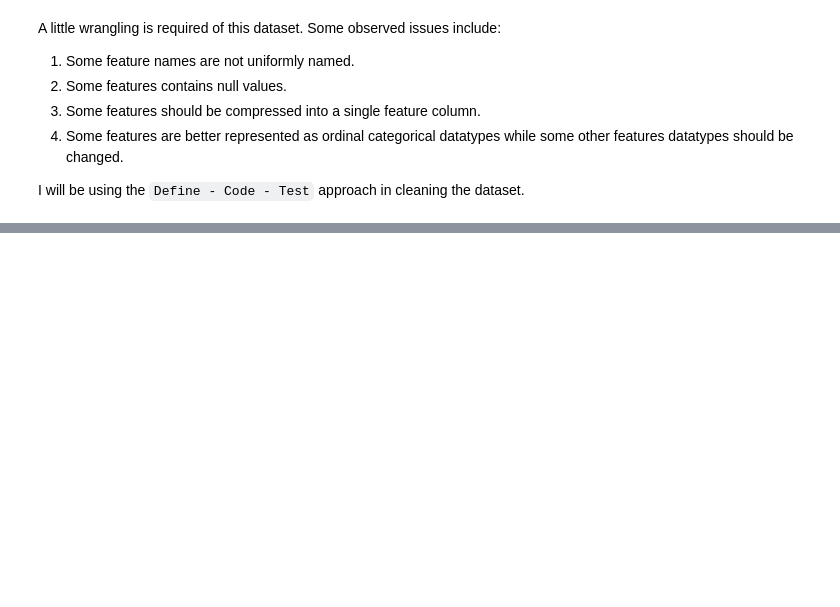
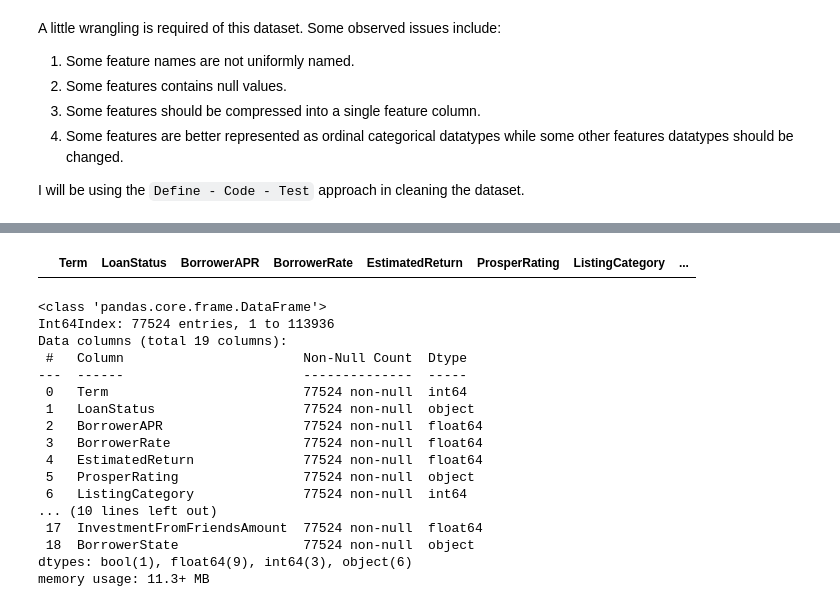
Before and after one commit to ArthurEzenwanne/visualize-communicate-project, a Jupyter notebook: Part_I_exploration.ipynb, the cells around one changed output, grey strips where cells are left out. Cells and saved outputs as stored; diff of their text form; code cells hidden in the pictures; blank space fills up the shorter version.

```diff
--- a/Part_I_exploration.ipynb
+++ b/Part_I_exploration.ipynb
@@ -103,0 +174,23 @@ I will be using the `Define - Code - Test` approach in cleaning the dataset.
+# %%
+# test
+display(df_clean[df_clean.ListingCategory == 0])
+df_clean.info()
+# %% [output]
+|  | Term | LoanStatus | BorrowerAPR | BorrowerRate | EstimatedReturn | ProsperRating | ListingCategory | ... |
+<class 'pandas.core.frame.DataFrame'>
+Int64Index: 77524 entries, 1 to 113936
+Data columns (total 19 columns):
+ #   Column                       Non-Null Count  Dtype
+---  ------                       --------------  -----
+ 0   Term                         77524 non-null  int64
+ 1   LoanStatus                   77524 non-null  object
+ 2   BorrowerAPR                  77524 non-null  float64
+ 3   BorrowerRate                 77524 non-null  float64
+ 4   EstimatedReturn              77524 non-null  float64
+ 5   ProsperRating                77524 non-null  object
+ 6   ListingCategory              77524 non-null  int64
+... (10 lines left out)
+ 17  InvestmentFromFriendsAmount  77524 non-null  float64
+ 18  BorrowerState                77524 non-null  object
+dtypes: bool(1), float64(9), int64(3), object(6)
+memory usage: 11.3+ MB
```
Also changed, not shown: parts of 14 cells of this notebook.
